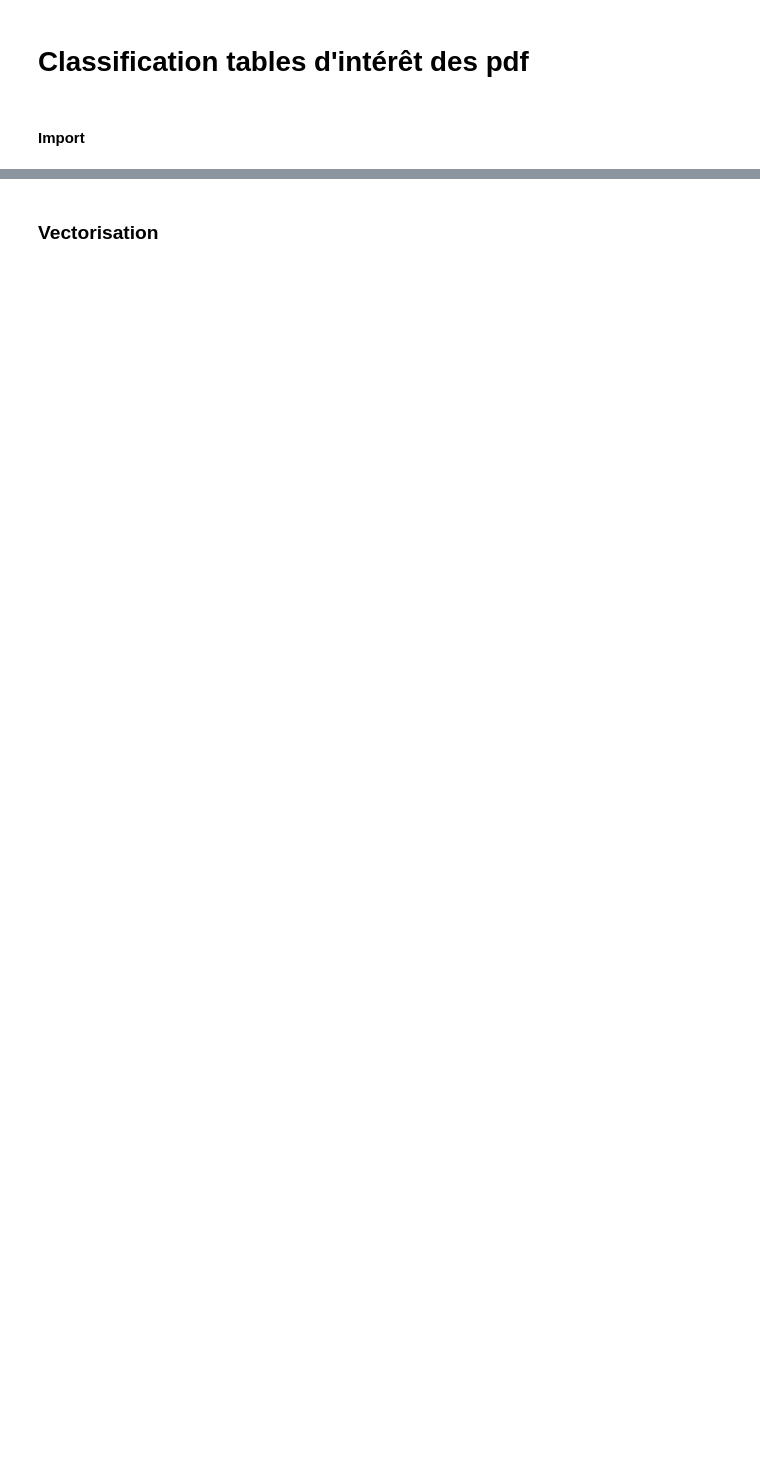
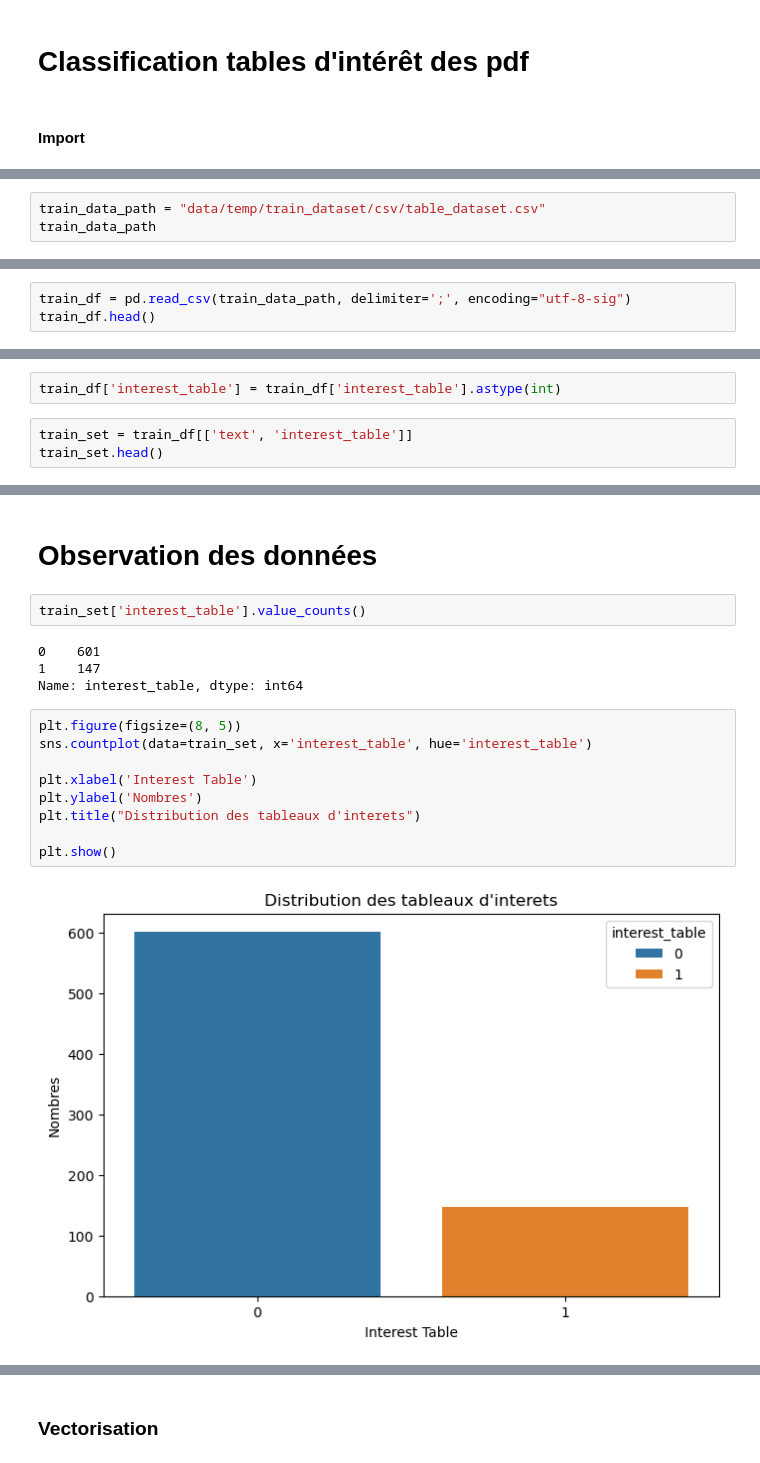
Before and after one commit to jdjebi/HolisTableDetection, a Jupyter notebook: table_classifyer.ipynb, the cells around one changed output, grey strips where cells are left out. Cells and saved outputs as stored; diff of their text form; blank space fills up the shorter version.

```diff
--- a/table_classifyer.ipynb
+++ b/table_classifyer.ipynb
@@ -130,0 +84,3 @@ X_train, X_test, y_train, y_test = train_test_split(X, y, test_size=0.3, stratif
+# %%
+train_data_path = "data/temp/train_dataset/csv/table_dataset.csv"
+train_data_path
@@ -130,0 +89,3 @@ X_train, X_test, y_train, y_test = train_test_split(X, y, test_size=0.3, stratif
+# %%
+train_df = pd.read_csv(train_data_path, delimiter=';', encoding="utf-8-sig")
+train_df.head()
@@ -130,0 +101,5 @@ X_train, X_test, y_train, y_test = train_test_split(X, y, test_size=0.3, stratif
+# %%
+train_df['interest_table'] = train_df['interest_table'].astype(int)
+# %%
+train_set = train_df[['text', 'interest_table']]
+train_set.head()
@@ -130,0 +113,19 @@ X_train, X_test, y_train, y_test = train_test_split(X, y, test_size=0.3, stratif
+# %% [markdown]
+# Observation des données
+# %%
+train_set['interest_table'].value_counts()
+# %% [output]
+0    601
+1    147
+Name: interest_table, dtype: int64
+# %%
+plt.figure(figsize=(8, 5))
+sns.countplot(data=train_set, x='interest_table', hue='interest_table')
+
+plt.xlabel('Interest Table')
+plt.ylabel('Nombres')
+plt.title("Distribution des tableaux d'interets")
+
+plt.show()
+# %% [output]
+[figure, added]
```
Also changed, not shown: parts of 63 cells of this notebook.
